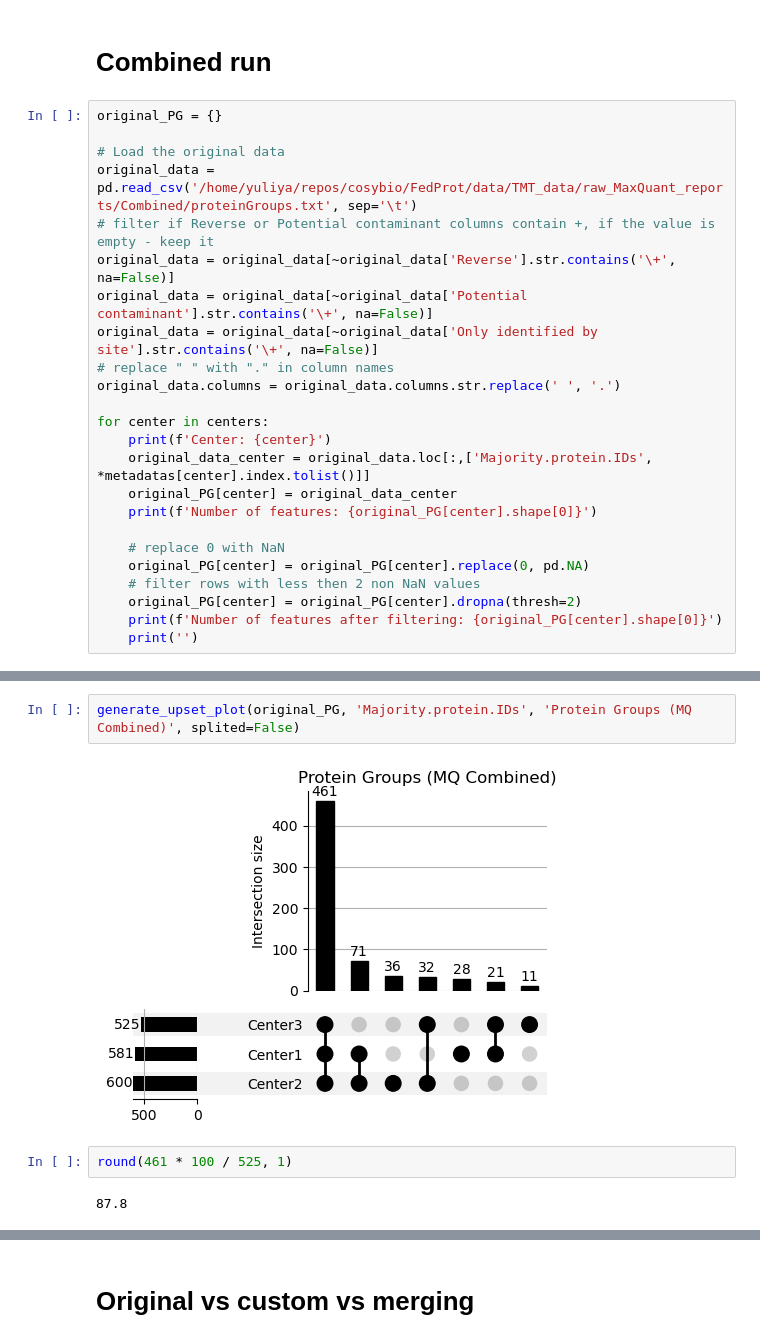
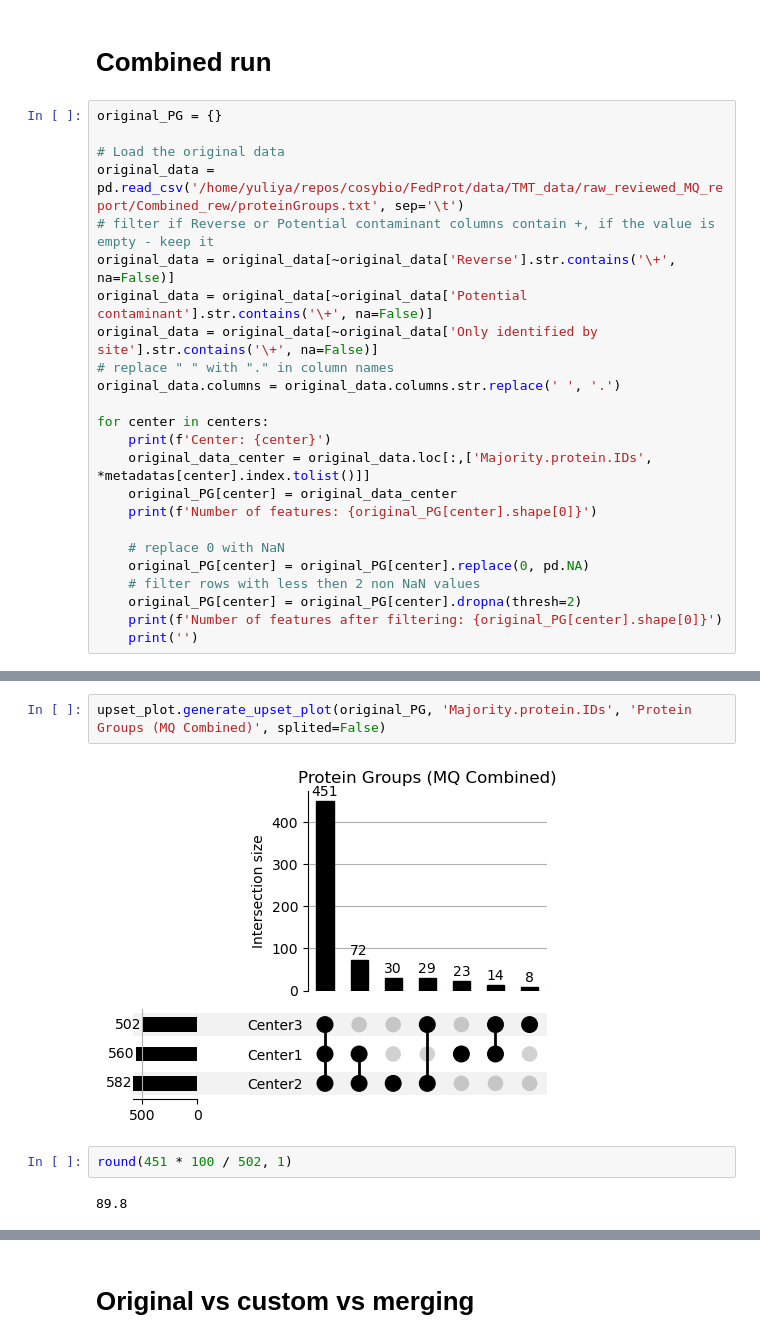
Before and after one commit to Freddsle/FedProt, a Jupyter notebook: data/TMT_data/03_merging_checks.ipynb, the cells around one changed output, grey strips where cells are left out. Saved outputs shown, nothing was run; the diff lists cells and outputs as text.

```diff
--- a/data/TMT_data/03_merging_checks.ipynb
+++ b/data/TMT_data/03_merging_checks.ipynb
@@ -259,7 +220,7 @@ round(386 * 100 /444, 1)
 original_PG = {}
 
 # Load the original data
-original_data = pd.read_csv('/home/yuliya/repos/cosybio/FedProt/data/TMT_data/raw_MaxQuant_reports/Combined/proteinGroups.txt', sep='\t')
+original_data = pd.read_csv('/home/yuliya/repos/cosybio/FedProt/data/TMT_data/raw_reviewed_MQ_report/Combined_rew/proteinGroups.txt', sep='\t')
 # filter if Reverse or Potential contaminant columns contain +, if the value is empty - keep it
 original_data = original_data[~original_data['Reverse'].str.contains('\+', na=False)]
 original_data = original_data[~original_data['Potential contaminant'].str.contains('\+', na=False)]
@@ -294,11 +255,11 @@ Number of features after filtering: 525
 # %%
-generate_upset_plot(original_PG, 'Majority.protein.IDs', 'Protein Groups (MQ Combined)', splited=False)
+upset_plot.generate_upset_plot(original_PG, 'Majority.protein.IDs', 'Protein Groups (MQ Combined)', splited=False)
 # %% [output]
-[figure, old version]
+[figure, new version]
 # %%
-round(461 * 100 / 525, 1)
+round(451 * 100 / 502, 1)
 # %% [output]
-87.8
+89.8
 # %%
 original_gene = {}
 
```
Also changed, not shown: parts of 28 cells of this notebook, 7 other files.
